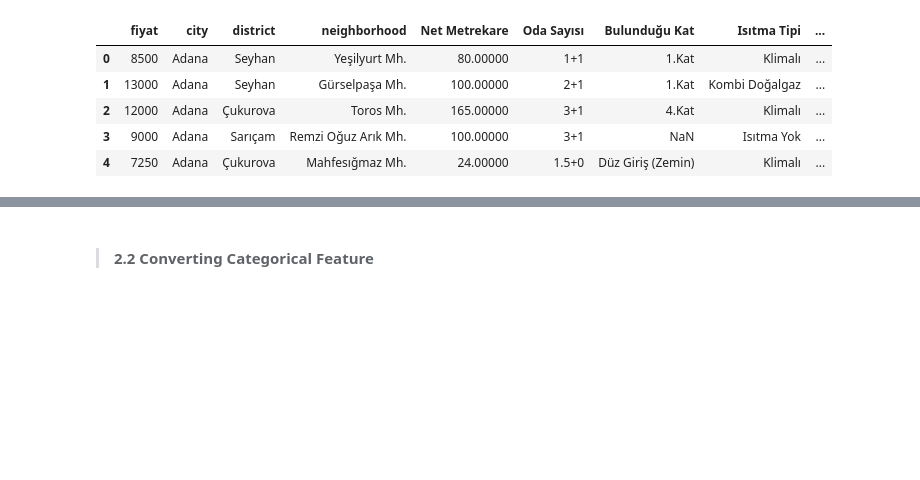
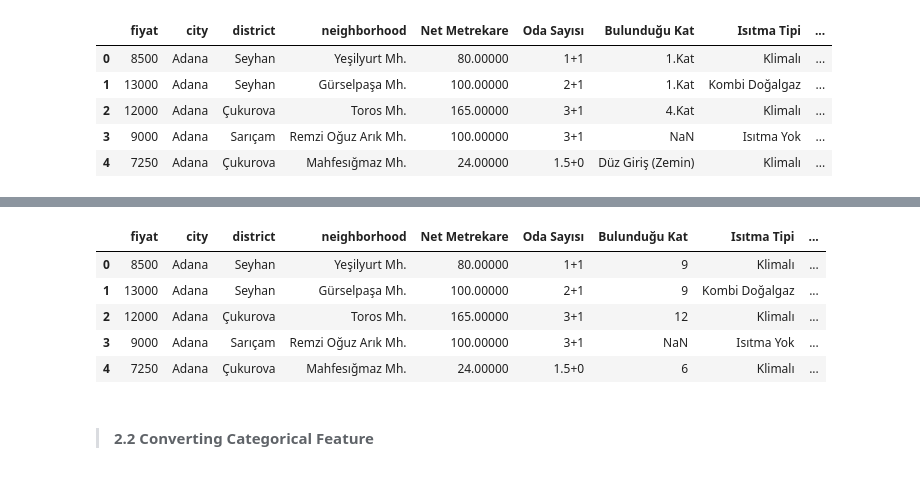
Before and after one commit to XII-A/TurkeyRentPrices, a Jupyter notebook: test.ipynb, the cells around one changed output, grey strips where cells are left out. Cells and saved outputs as stored; diff of their text form; code cells hidden in the pictures; blank space fills up the shorter version.

```diff
--- a/test.ipynb
+++ b/test.ipynb
@@ -103,3 +76,100 @@ Name: count, dtype: int64
+# %%
+df['Bulunduğu Kat'].value_counts()
+
+# # This is used to find the mean price of each specific building floor it was used to find the ordinal values of the building floor
+# # Group by 'Bulunduğu Kat' and sum the 'fiyat' for each group where the price is less than 100000
+# filtered_data = df[df['fiyat'] < 100000]
+# filtered_data = df[df['fiyat'] < 71000]
+# # print(filtered_data)
+# result = filtered_data.groupby('Bulunduğu Kat')['fiyat'].mean().reset_index()
+# result = result.sort_values(by='fiyat')
+# print(result)
+
+housesFloorArray = ['Bodrum Kat', # basement
+                    'Kot 4 (-4).Kat',
+                    'Kot 3 (-3).Kat',
+                    'Kot 2 (-2).Kat',
+                    'Çatı Katı', # attic
+                    'Kot 1 (-1).Kat',
+                    'Düz Giriş (Zemin)', # 0
+                    'Yüksek Giriş',
+                    'Bahçe Katı', # 0 with garden
+                    '1.Kat',
+                    '2.Kat',
+                    '3.Kat',
+                    '4.Kat',
+                    '5.Kat',
+                    '6.Kat',
+                    '7.Kat',
+                    '8.Kat',
+                    '9.Kat',
+                    '10.Kat',
+                    'Müstakil', # house le7alo not building
+                    '11.Kat',
+                    '12.Kat',
+                    '13.Kat',
+                    '14.Kat',
+                    'Çatı Dubleks', # attic duplex
+                    '15.Kat',
+                    '16.Kat',
+                    '17.Kat',
+                    '18.Kat',
+                    '19.Kat',
+                    '20.Kat',
+                    '21.Kat',
+                    '22.Kat',
+                    'Bahçe Dublex', # duplex with garden
+                    'Villa Tipi', # villa type
+                    '23.Kat',
+                    '24.Kat',
+                    '25.Kat',
+                    '26.Kat',
+                    '27.Kat',
+                    '28.Kat',
+                    '29.Kat',
+                    '30.Kat',
+                    '31.Kat',
+                    '32.Kat',
+                    '33.Kat',
+                    '34.Kat',
+                    '35.Kat',
+                    '36.Kat',
+                    '37.Kat',
+                    '38.Kat',
+                    '39.Kat',
+                    '40+.Kat',
+                    ]
+
+
+count = 0
+for i in range(len(housesFloorArray)):
+    if housesFloorArray[i] in df['Bulunduğu Kat'].values:
+        # Create a dictionary with the exact match as the key and the count (i) as the value
+        replace_dict = {housesFloorArray[i]: str(count)}
+
+        # Use the replace method with the dictionary for exact match replacement
+        df['Bulunduğu Kat'] = df['Bulunduğu Kat'].replace(replace_dict)
+        count += 1
+
+
+# unique_number_of_floors = df['Bulunduğu Kat'].unique()
+# print(unique_number_of_floors)
+# Output:
+# ['9' '12' nan '6' '3' '14' '11' '10' '23' '13' '28' '7' '20' '21' '19' '4'
+#  '16' '15' '26' '17' '18' '22' '41' '8' '25' '33' '27' '1' '0' '5' '2'
+#  '34' '35' '24' '30' '37' '29' '39' '36' '32' '31' '38' '44' '42' '40'
+#  '43' '45']
+
+
+# df['Bulunduğu Kat'].describe()
+df.head()
+# %% [output]
+|  | fiyat | city | district | neighborhood | Net Metrekare | Oda Sayısı | Bulunduğu Kat | Isıtma Tipi | ... |
+| 0 | 8500 | Adana | Seyhan | Yeşilyurt Mh. | 80.00000 | 1+1 | 9 | Klimalı | ... |
+| 1 | 13000 | Adana | Seyhan | Gürselpaşa Mh. | 100.00000 | 2+1 | 9 | Kombi Doğalgaz | ... |
+| 2 | 12000 | Adana | Çukurova | Toros Mh. | 165.00000 | 3+1 | 12 | Klimalı | ... |
+| 3 | 9000 | Adana | Sarıçam | Remzi Oğuz Arık Mh. | 100.00000 | 3+1 | NaN | Isıtma Yok | ... |
+| 4 | 7250 | Adana | Çukurova | Mahfesığmaz Mh. | 24.00000 | 1.5+0 | 6 | Klimalı | ... |
 # %% [markdown]
 >#### 2.2 Converting Categorical Feature
 # %%
```
Also changed, not shown: parts of 2 cells of this notebook.
